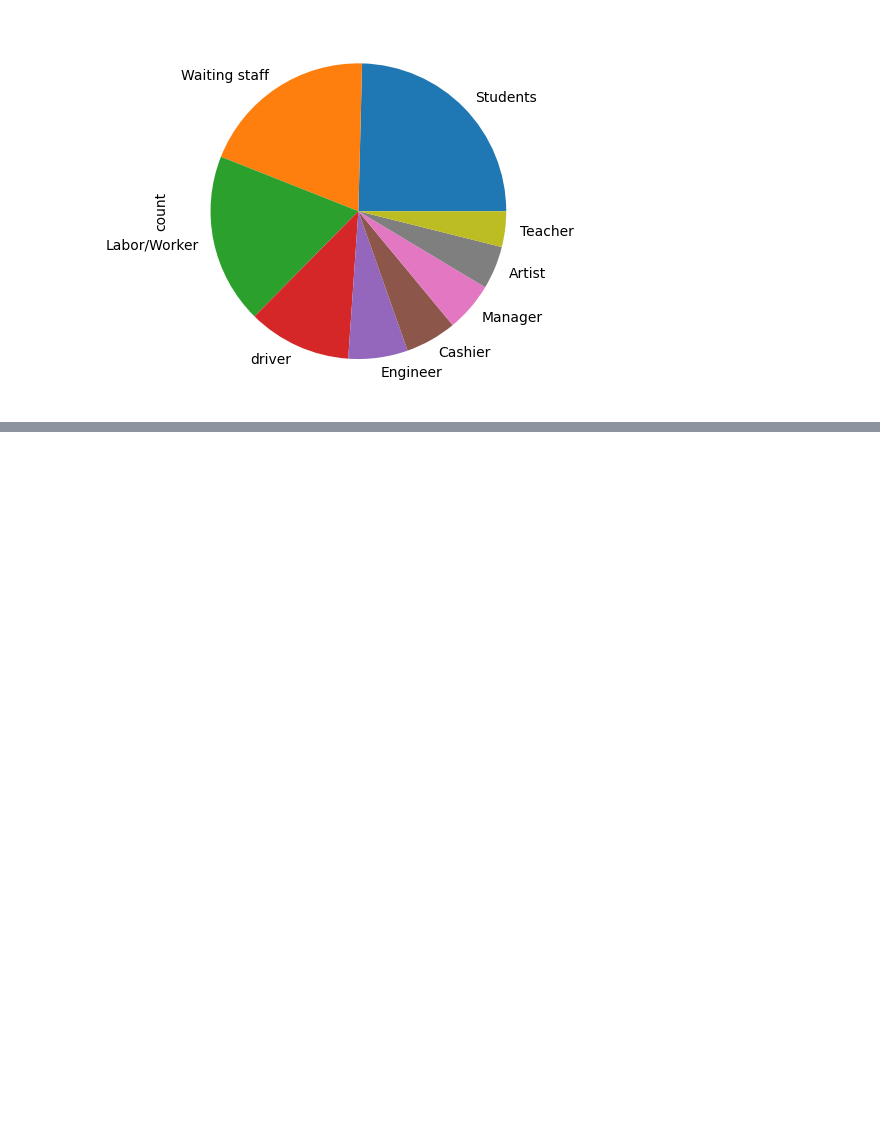
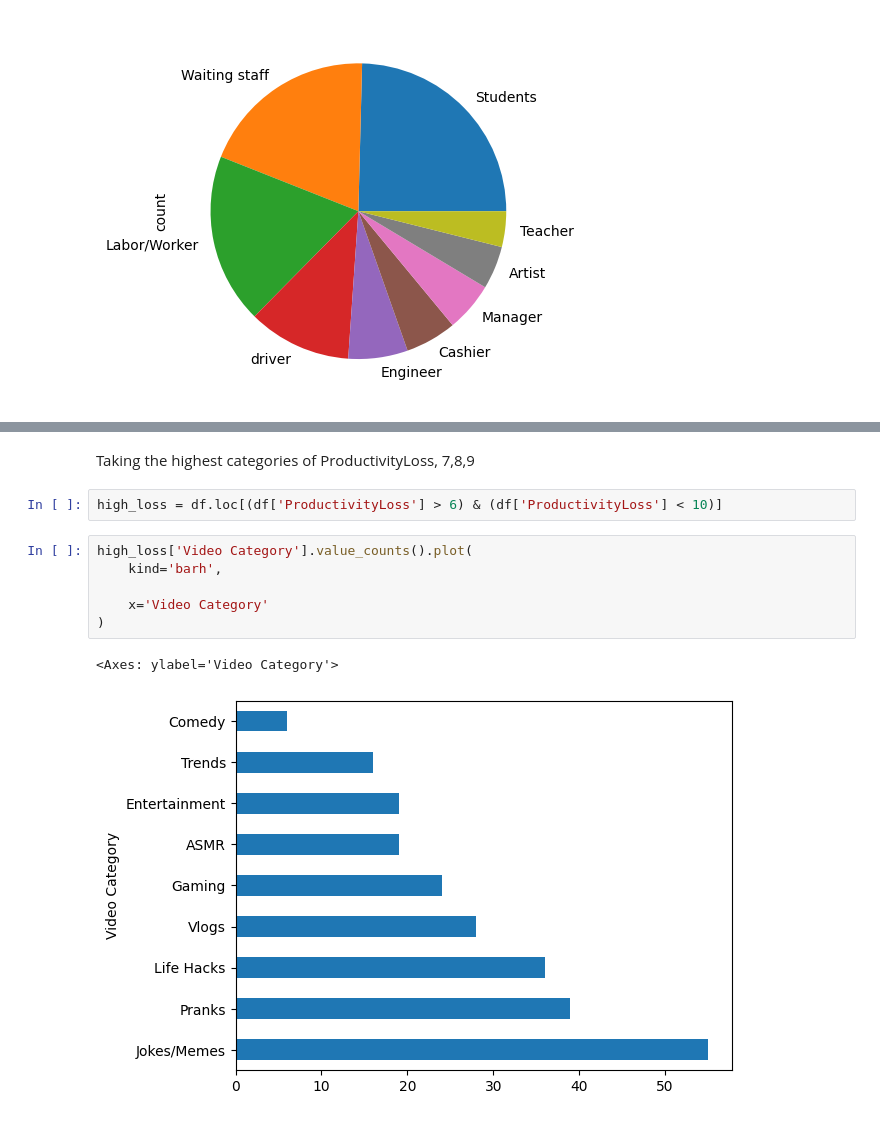
Before and after one commit to cchan083/Social-Media, a Jupyter notebook: analysis.ipynb, the cells around one changed output, grey strips where cells are left out. Drawn from its saved outputs; the diff is of its cells as text; blank space fills up the shorter version.

```diff
--- a/analysis.ipynb
+++ b/analysis.ipynb
@@ -69,0 +261,13 @@ df['Profession'].value_counts().plot(
+# %% [markdown]
+Taking the highest categories of ProductivityLoss, 7,8,9
+# %%
+high_loss = df.loc[(df['ProductivityLoss'] > 6) & (df['ProductivityLoss'] < 10)]
+# %%
+high_loss['Video Category'].value_counts().plot(
+    kind='barh',
+
+    x='Video Category'
+)
+# %% [output]
+<Axes: ylabel='Video Category'>
+[figure, added]
```
Also changed, not shown: parts of 42 cells of this notebook.
